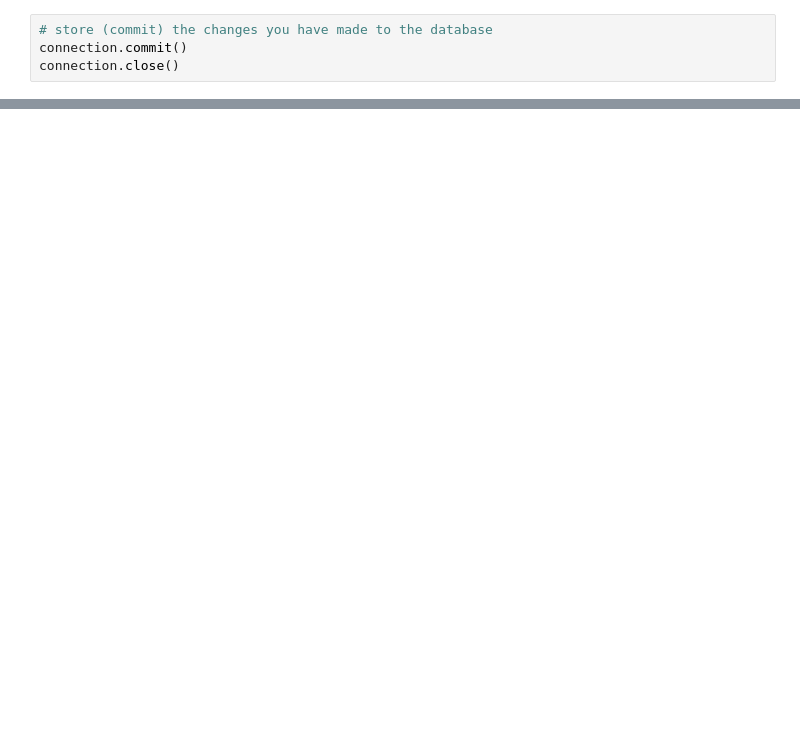
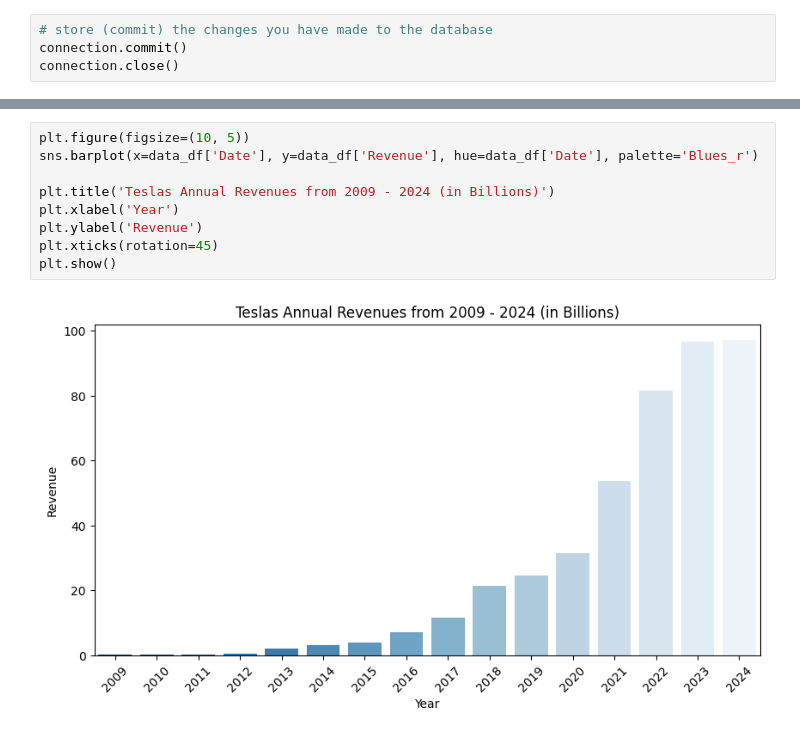
Before and after one commit to Dansah2/Dansah2_web-scraping-4GeeksProject, a Jupyter notebook: src/explore.ipynb, the cells around one changed output, grey strips where cells are left out. Drawn from its saved outputs; the diff is of its cells as text; blank space fills up the shorter version.

```diff
--- a/src/explore.ipynb
+++ b/src/explore.ipynb
@@ -121,0 +137,11 @@ connection.close()
+# %%
+plt.figure(figsize=(10, 5))
+sns.barplot(x=data_df['Date'], y=data_df['Revenue'], hue=data_df['Date'], palette='Blues_r')
+
+plt.title('Teslas Annual Revenues from 2009 - 2024 (in Billions)')
+plt.xlabel('Year')
+plt.ylabel('Revenue')
+plt.xticks(rotation=45)
+plt.show()
+# %% [output]
+[figure, added]
```
Also changed, not shown: parts of 3 cells of this notebook, 2 other files.
